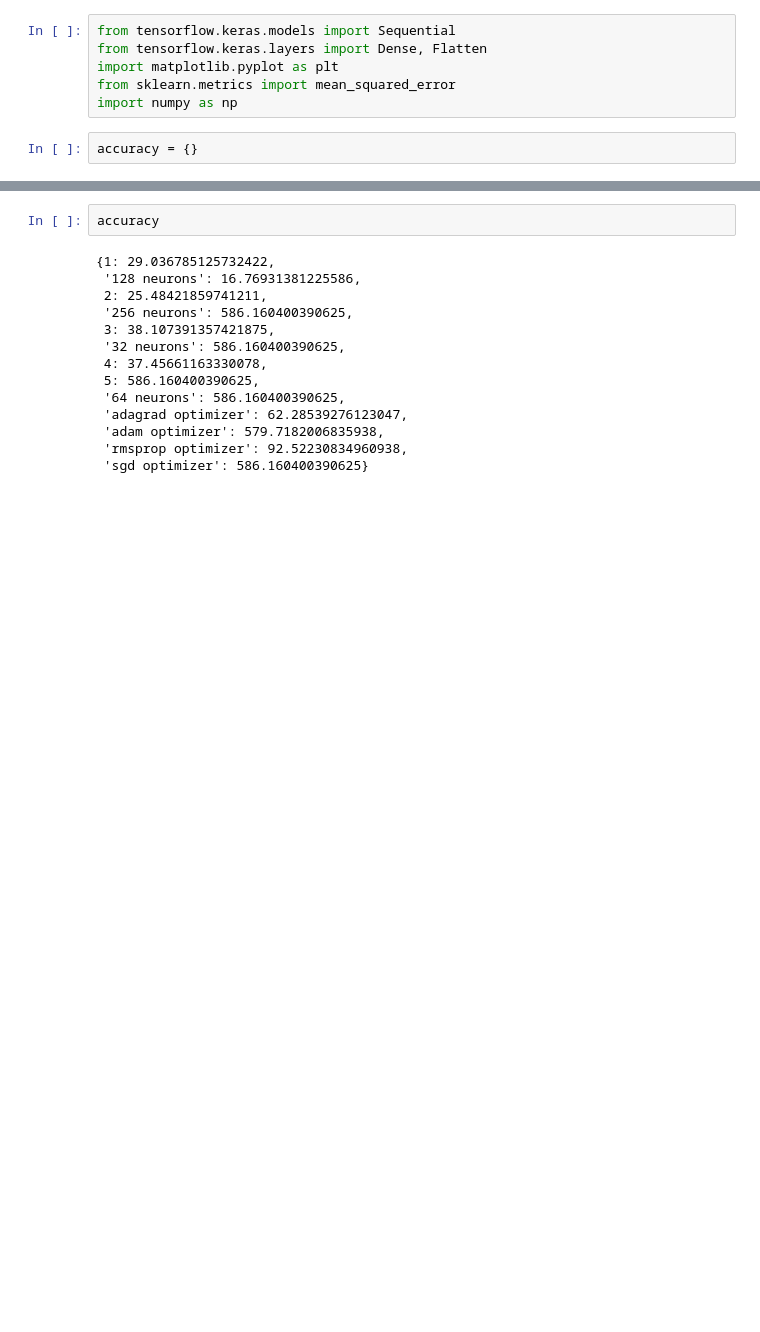
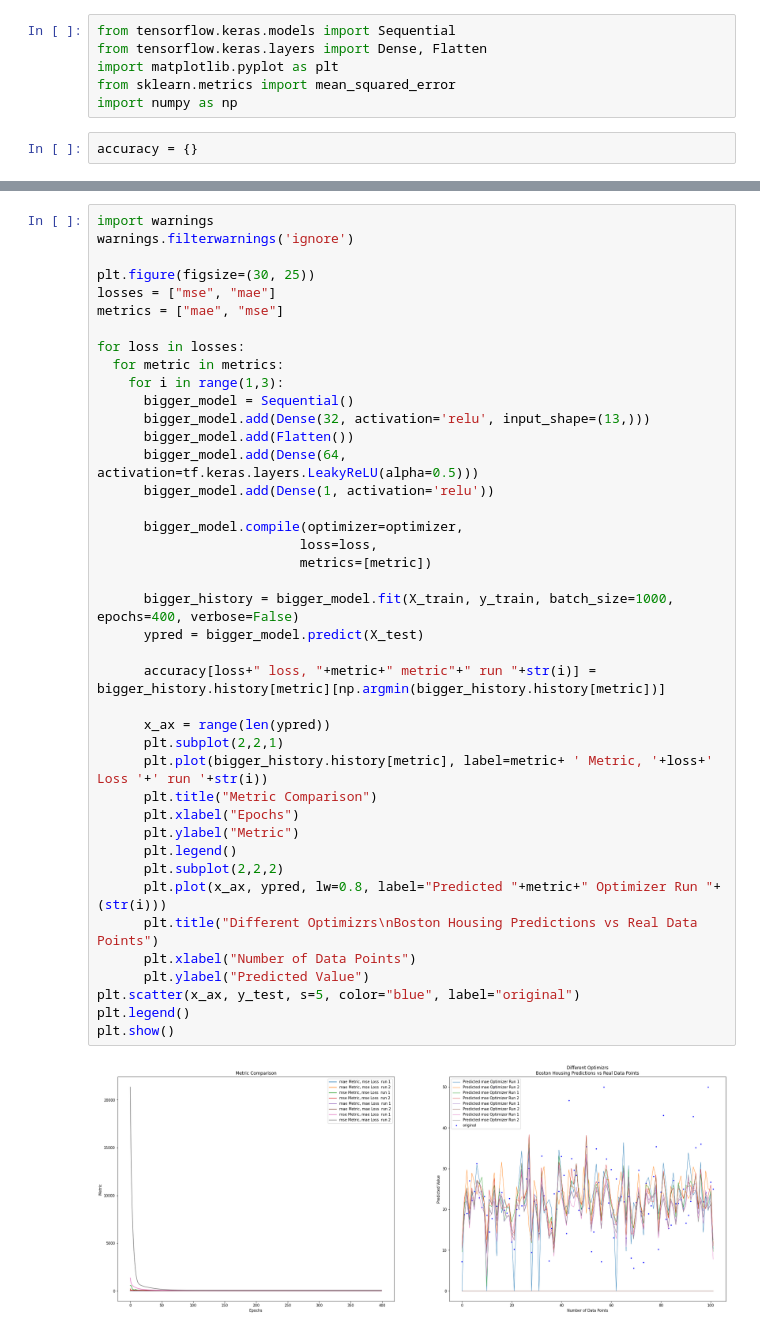
Before and after one commit to amerus/NeuralNets, a Jupyter notebook: hw3/homework3.ipynb, the cells around one changed output, grey strips where cells are left out. Saved outputs shown, nothing was run; the diff lists cells and outputs as text; blank space fills up the shorter version.

```diff
--- a/hw3/homework3.ipynb
+++ b/hw3/homework3.ipynb
@@ -166,16 +160,43 @@ plt.show()
-# %%
-accuracy
-# %% [output]
-{1: 29.036785125732422,
- '128 neurons': 16.76931381225586,
- 2: 25.48421859741211,
- '256 neurons': 586.160400390625,
- 3: 38.107391357421875,
- '32 neurons': 586.160400390625,
- 4: 37.45661163330078,
- 5: 586.160400390625,
- '64 neurons': 586.160400390625,
- 'adagrad optimizer': 62.28539276123047,
- 'adam optimizer': 579.7182006835938,
- 'rmsprop optimizer': 92.52230834960938,
- 'sgd optimizer': 586.160400390625}
+# %%
+import warnings
+warnings.filterwarnings('ignore')
+
+plt.figure(figsize=(30, 25))
+losses = ["mse", "mae"]
+metrics = ["mae", "mse"]
+
+for loss in losses:
+  for metric in metrics:
+    for i in range(1,3):
+      bigger_model = Sequential()
+      bigger_model.add(Dense(32, activation='relu', input_shape=(13,)))
+      bigger_model.add(Flatten())
+      bigger_model.add(Dense(64, activation=tf.keras.layers.LeakyReLU(alpha=0.5)))
+      bigger_model.add(Dense(1, activation='relu'))
+
+      bigger_model.compile(optimizer=optimizer,
+                          loss=loss,
+                          metrics=[metric])
+
+      bigger_history = bigger_model.fit(X_train, y_train, batch_size=1000, epochs=400, verbose=False)
+      ypred = bigger_model.predict(X_test)
+
+      accuracy[loss+" loss, "+metric+" metric"+" run "+str(i)] = bigger_history.history[metric][np.argmin(bigger_history.history[metric])]
+
+      x_ax = range(len(ypred))
+      plt.subplot(2,2,1)
+      plt.plot(bigger_history.history[metric], label=metric+ ' Metric, '+loss+' Loss '+' run '+str(i))
+      plt.title("Metric Comparison")
+      plt.xlabel("Epochs")
+      plt.ylabel("Metric")
+      plt.legend()
+      plt.subplot(2,2,2)
+      plt.plot(x_ax, ypred, lw=0.8, label="Predicted "+metric+" Optimizer Run "+(str(i)))
+      plt.title("Different Optimizrs\nBoston Housing Predictions vs Real Data Points")
+      plt.xlabel("Number of Data Points")
+      plt.ylabel("Predicted Value")
+plt.scatter(x_ax, y_test, s=5, color="blue", label="original")
+plt.legend()
+plt.show()
+# %% [output]
+[figure, added]
```
Also changed, not shown: parts of 6 cells of this notebook.
